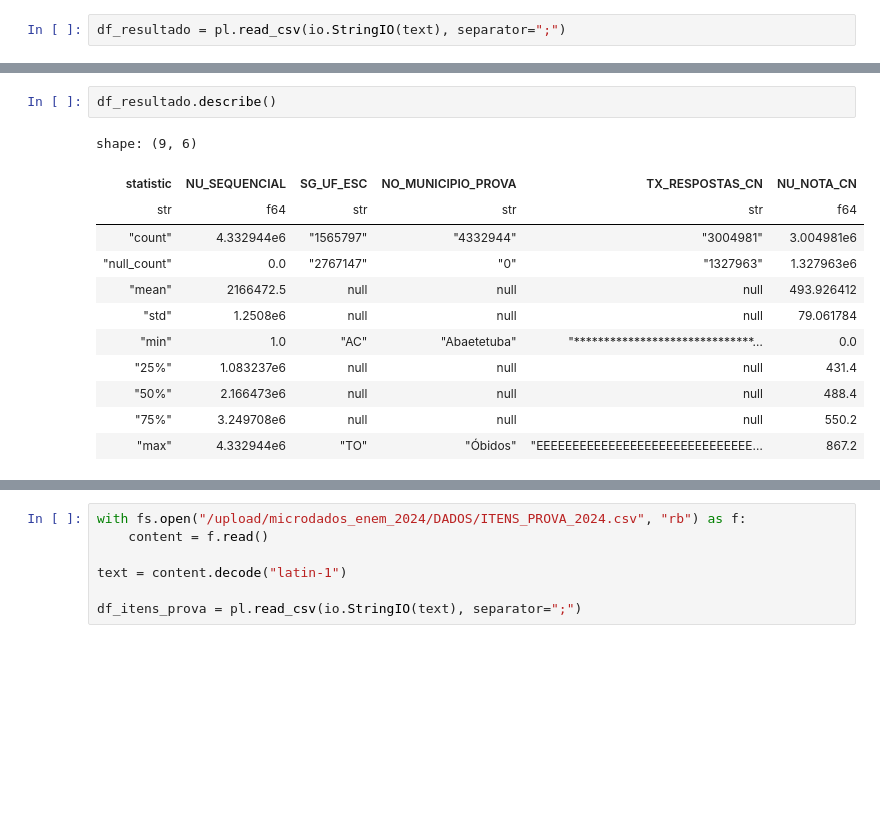
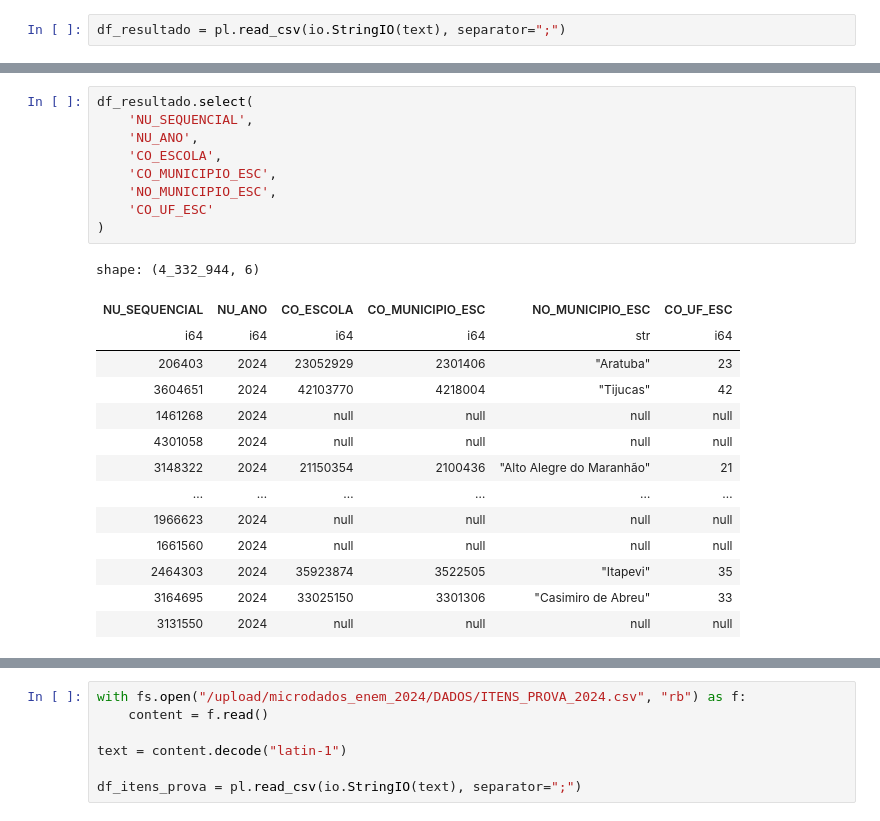
Before and after one commit to leandric/Cursos, a Jupyter notebook: Projeto-SFTP/extracao.ipynb, the cells around one changed output, grey strips where cells are left out. Cells and saved outputs as stored; diff of their text form; blank space fills up the shorter version.

```diff
--- a/Projeto-SFTP/extracao.ipynb
+++ b/Projeto-SFTP/extracao.ipynb
@@ -36,15 +75,24 @@ df_resultado = pl.read_csv(io.StringIO(text), separator=";")
 # %%
-df_resultado.describe()
+df_resultado.select(
+    'NU_SEQUENCIAL',
+    'NU_ANO',
+    'CO_ESCOLA',
+    'CO_MUNICIPIO_ESC',
+    'NO_MUNICIPIO_ESC',
+    'CO_UF_ESC'
+)
 # %% [output]
-shape: (9, 6)
+shape: (4_332_944, 6)
-| statistic | NU_SEQUENCIAL | SG_UF_ESC | NO_MUNICIPIO_PROVA | TX_RESPOSTAS_CN | NU_NOTA_CN |
-| str | f64 | str | str | str | f64 |
-| "count" | 4.332944e6 | "1565797" | "4332944" | "3004981" | 3.004981e6 |
-| "null_count" | 0.0 | "2767147" | "0" | "1327963" | 1.327963e6 |
-| "mean" | 2166472.5 | null | null | null | 493.926412 |
-| "std" | 1.2508e6 | null | null | null | 79.061784 |
-| "min" | 1.0 | "AC" | "Abaetetuba" | "******************************… | 0.0 |
-| "25%" | 1.083237e6 | null | null | null | 431.4 |
-| "50%" | 2.166473e6 | null | null | null | 488.4 |
-| "75%" | 3.249708e6 | null | null | null | 550.2 |
-| "max" | 4.332944e6 | "TO" | "Óbidos" | "EEEEEEEEEEEEEEEEEEEEEEEEEEEEEE… | 867.2 |
+| NU_SEQUENCIAL | NU_ANO | CO_ESCOLA | CO_MUNICIPIO_ESC | NO_MUNICIPIO_ESC | CO_UF_ESC |
+| i64 | i64 | i64 | i64 | str | i64 |
+| 206403 | 2024 | 23052929 | 2301406 | "Aratuba" | 23 |
+| 3604651 | 2024 | 42103770 | 4218004 | "Tijucas" | 42 |
+| 1461268 | 2024 | null | null | null | null |
+| 4301058 | 2024 | null | null | null | null |
+| 3148322 | 2024 | 21150354 | 2100436 | "Alto Alegre do Maranhão" | 21 |
+| … | … | … | … | … | … |
+| 1966623 | 2024 | null | null | null | null |
+| 1661560 | 2024 | null | null | null | null |
+| 2464303 | 2024 | 35923874 | 3522505 | "Itapevi" | 35 |
+| 3164695 | 2024 | 33025150 | 3301306 | "Casimiro de Abreu" | 33 |
+| 3131550 | 2024 | null | null | null | null |
```
Also changed, not shown: parts of 12 cells of this notebook.
